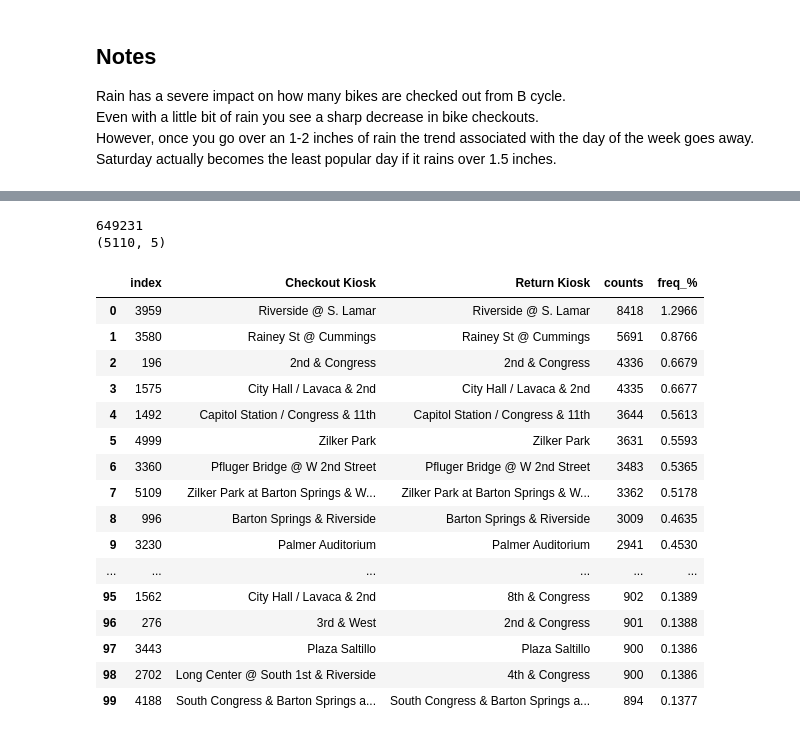
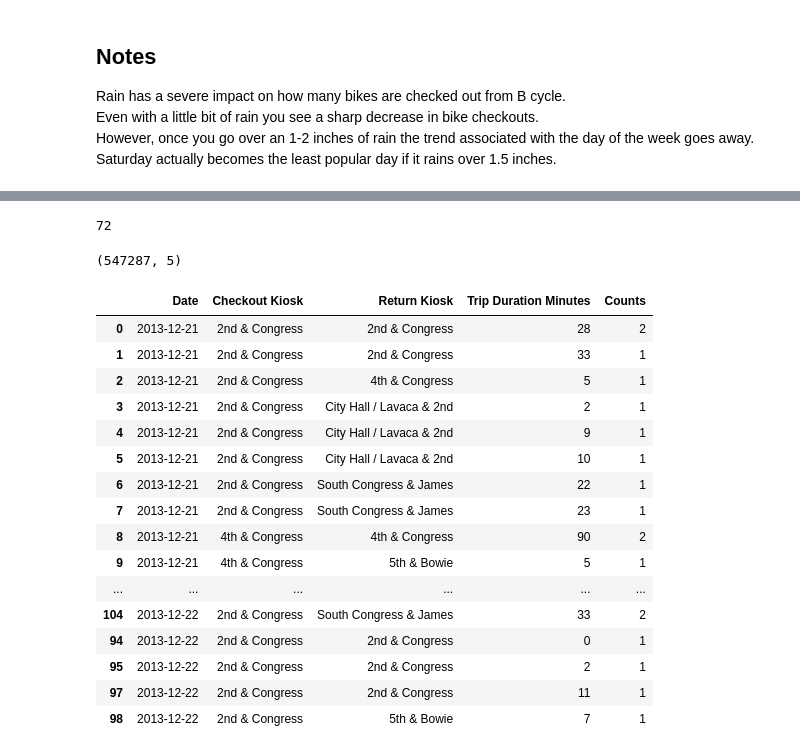
Before and after one commit to danny305/Austin-bike-project, a Jupyter notebook: Danny_Feature_Engr.ipynb, the cells around one changed output, grey strips where cells are left out. Drawn from its saved outputs; the diff is of its cells as text; code cells hidden in the pictures.

Commit message:
Finished creating kiosk weather df. Adding both cycle_weather and kiosk_weather csv to group repo

```diff
--- a/Danny_Feature_Engr.ipynb
+++ b/Danny_Feature_Engr.ipynb
@@ -419,45 +428,59 @@ merge_df.to_csv('./data/cycle_weather_by_day.csv', index=False)
+# %%
+#cycle_df.query('Checkout Kiosk ==  "San Jacinto & 8th Street" and Return Kiosk == "San Jacinto & 8th Street"')
+
+len(cycle_df[(cycle_df['Return Kiosk']   == 'San Jacinto & 8th Street') &
+         (cycle_df['Checkout Kiosk'] == 'San Jacinto & 8th Street') &
+         (cycle_df['Checkout Date']  == '2014-03-13')
+        ]['Trip Duration Minutes'])
+# %% [output]
+72
 # %%
 #cycle_df.head()
 checkout_return_pairs = cycle_df.\
-    groupby(['Checkout Kiosk','Return Kiosk']).size().reset_index()\
-    .rename(columns={0:'counts'}) #.value_counts().head(15).plot(kind='bar')
+    groupby(['Checkout Date','Checkout Kiosk','Return Kiosk', 'Trip Duration Minutes']).size().reset_index()\
+    .rename(columns={0:'Counts'}) #.value_counts().head(15).plot(kind='bar')
 
-checkout_return_pairs = checkout_return_pairs\
-    .sort_values('counts', ascending=False).reset_index()
+# checkout_return_pairs = checkout_return_pairs\
+#     .sort_values('counts', ascending=False).reset_index()
 
-total_trips = checkout_return_pairs['counts'].sum()
+# total_trips = checkout_return_pairs['counts'].sum()
 
-checkout_return_pairs['freq_%'] = checkout_return_pairs['counts']\
-    .map(lambda x: round(x/total_trips*100,4))
+# checkout_return_pairs['freq_%'] = checkout_return_pairs['counts']\
+#     .map(lambda x: round(x/total_trips*100,4))
 
 # checkout_return_pairs = checkout_return_pairs.\
 #     set_index('freq_%').sort_index(ascending=False)
 
-print(total_trips)
 print(checkout_return_pairs.shape)
 
+
+# checkout_return_pairs[(checkout_return_pairs['Checkout Date'] == '2014-03-13') &
+#                       (checkout_return_pairs['Checkout Kiosk'] == 'San Jacinto & 8th Street') &
+#                       (checkout_return_pairs['Return Kiosk'] == 'San Jacinto & 8th Street')
+#                       ]
+#checkout_return_pairs.drop('index', axis=1, inplace=True)
+checkout_return_pairs.sort_values(['Checkout Date', 'Checkout Kiosk', 'Counts'], ascending=[True, True, False], inplace=True)
+checkout_return_pairs.rename(columns={'Checkout Date': 'Date'}, inplace=True)
 checkout_return_pairs.head(100)
 
 
-
 # checkout_return_pairs['freq']
 # %% [output]
-649231
-(5110, 5)
+(547287, 5)
-|  | index | Checkout Kiosk | Return Kiosk | counts | freq_% |
-| 0 | 3959 | Riverside @ S. Lamar | Riverside @ S. Lamar | 8418 | 1.2966 |
-| 1 | 3580 | Rainey St @ Cummings | Rainey St @ Cummings | 5691 | 0.8766 |
-| 2 | 196 | 2nd & Congress | 2nd & Congress | 4336 | 0.6679 |
-| 3 | 1575 | City Hall / Lavaca & 2nd | City Hall / Lavaca & 2nd | 4335 | 0.6677 |
-| 4 | 1492 | Capitol Station / Congress & 11th | Capitol Station / Congress & 11th | 3644 | 0.5613 |
-| 5 | 4999 | Zilker Park | Zilker Park | 3631 | 0.5593 |
-| 6 | 3360 | Pfluger Bridge @ W 2nd Street | Pfluger Bridge @ W 2nd Street | 3483 | 0.5365 |
-| 7 | 5109 | Zilker Park at Barton Springs & W... | Zilker Park at Barton Springs & W... | 3362 | 0.5178 |
-| 8 | 996 | Barton Springs & Riverside | Barton Springs & Riverside | 3009 | 0.4635 |
-| 9 | 3230 | Palmer Auditorium | Palmer Auditorium | 2941 | 0.4530 |
+|  | Date | Checkout Kiosk | Return Kiosk | Trip Duration Minutes | Counts |
+| 0 | 2013-12-21 | 2nd & Congress | 2nd & Congress | 28 | 2 |
+| 1 | 2013-12-21 | 2nd & Congress | 2nd & Congress | 33 | 1 |
+| 2 | 2013-12-21 | 2nd & Congress | 4th & Congress | 5 | 1 |
+| 3 | 2013-12-21 | 2nd & Congress | City Hall / Lavaca & 2nd | 2 | 1 |
+| 4 | 2013-12-21 | 2nd & Congress | City Hall / Lavaca & 2nd | 9 | 1 |
+| 5 | 2013-12-21 | 2nd & Congress | City Hall / Lavaca & 2nd | 10 | 1 |
+| 6 | 2013-12-21 | 2nd & Congress | South Congress & James | 22 | 1 |
+| 7 | 2013-12-21 | 2nd & Congress | South Congress & James | 23 | 1 |
+| 8 | 2013-12-21 | 4th & Congress | 4th & Congress | 90 | 2 |
+| 9 | 2013-12-21 | 4th & Congress | 5th & Bowie | 5 | 1 |
 | ... | ... | ... | ... | ... | ... |
-| 95 | 1562 | City Hall / Lavaca & 2nd | 8th & Congress | 902 | 0.1389 |
-| 96 | 276 | 3rd & West | 2nd & Congress | 901 | 0.1388 |
-| 97 | 3443 | Plaza Saltillo | Plaza Saltillo | 900 | 0.1386 |
-| 98 | 2702 | Long Center @ South 1st & Riverside | 4th & Congress | 900 | 0.1386 |
-| 99 | 4188 | South Congress & Barton Springs a... | South Congress & Barton Springs a... | 894 | 0.1377 |
+| 104 | 2013-12-22 | 2nd & Congress | South Congress & James | 33 | 2 |
+| 94 | 2013-12-22 | 2nd & Congress | 2nd & Congress | 0 | 1 |
+| 95 | 2013-12-22 | 2nd & Congress | 2nd & Congress | 2 | 1 |
+| 97 | 2013-12-22 | 2nd & Congress | 2nd & Congress | 11 | 1 |
+| 98 | 2013-12-22 | 2nd & Congress | 5th & Bowie | 7 | 1 |
```
Also changed, not shown: parts of 7 cells of this notebook, 2 other files.
